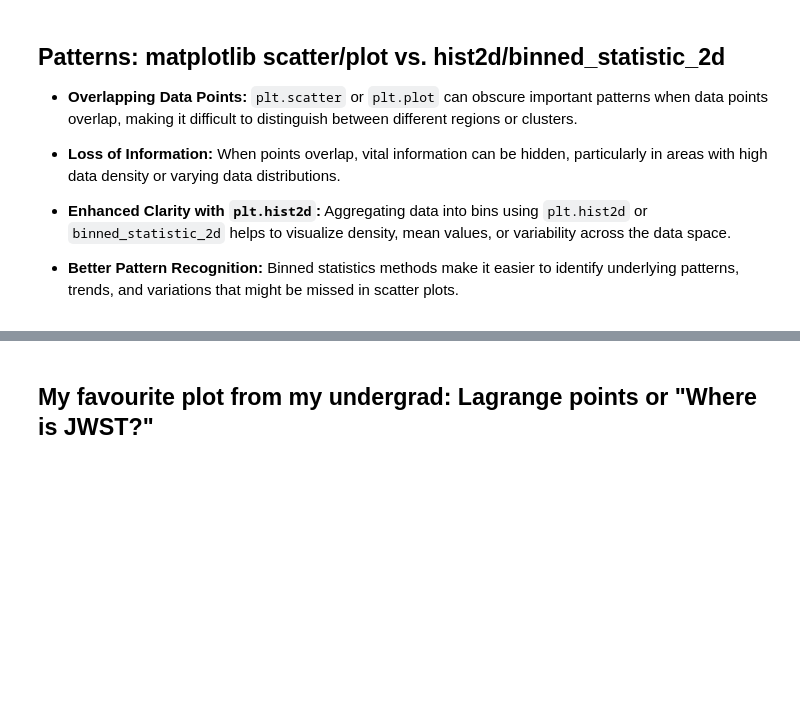
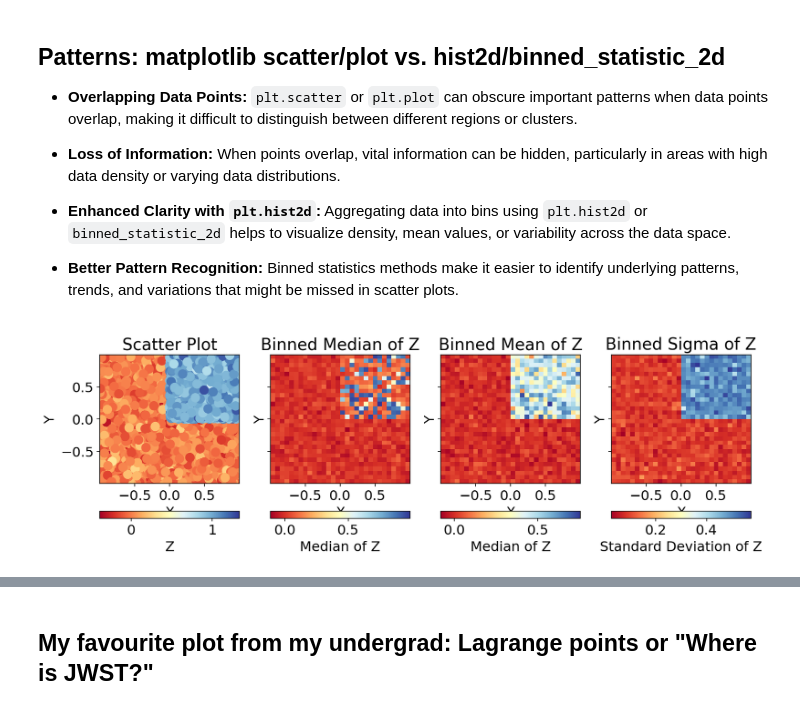
Before and after one commit to svenbuder/astr4004_2024_week7, a Jupyter notebook: anu_astr4004_2024_week7c_plot_clinic.ipynb, the cells around one changed output, grey strips where cells are left out. Cells and saved outputs as stored; diff of their text form; code cells hidden in the pictures; blank space fills up the shorter version.

```diff
--- a/anu_astr4004_2024_week7c_plot_clinic.ipynb
+++ b/anu_astr4004_2024_week7c_plot_clinic.ipynb
@@ -240,34 +244,36 @@ bin_stat_mean, xedges, yedges, binnumber = binned_statistic_2d(x, y, z, statisti
 im = axs[1].imshow(bin_stat_mean.T, origin='lower', aspect='auto',
                    extent=[xedges[0], xedges[-1], yedges[0], yedges[-1]],
                    cmap='RdYlBu')
-axs[1].set_title("Binned Mean of Z")
+axs[1].set_title("Binned Median of Z")
 axs[1].set_xlabel("X")
 axs[1].set_ylabel("Y")
 plt.colorbar(im, ax=axs[1], label="Median of Z", orientation='horizontal')
 
 # Third panel: 2D histogram (binned stats) colored by mean
 bin_stat_mean, xedges, yedges, binnumber = binned_statistic_2d(x, y, z, statistic='mean', bins=30)
 im = axs[2].imshow(bin_stat_mean.T, origin='lower', aspect='auto',
                    extent=[xedges[0], xedges[-1], yedges[0], yedges[-1]],
                    cmap='RdYlBu')
 axs[2].set_title("Binned Mean of Z")
 axs[2].set_xlabel("X")
 axs[2].set_ylabel("Y")
 plt.colorbar(im, ax=axs[2], label="Median of Z", orientation='horizontal')
 
 # Fourth panel: 2D histogram (binned stats) colored by standard deviation
 bin_stat_std, xedges, yedges, binnumber = binned_statistic_2d(x, y, z, statistic='std', bins=30)
 im2 = axs[3].imshow(bin_stat_std.T, origin='lower', aspect='auto',
                     extent=[xedges[0], xedges[-1], yedges[0], yedges[-1]],
                     cmap='RdYlBu')
 axs[3].set_title("Binned Sigma of Z")
 axs[3].set_xlabel("X")
 axs[3].set_ylabel("Y")
 plt.colorbar(im2, ax=axs[3], label="Standard Deviation of Z", orientation='horizontal')
 
 # Show plot
 plt.tight_layout()
 plt.show()
+# %% [output]
+[figure, added]
 # %%
 # Redshift and age
 
```
Also changed, not shown: parts of 9 cells of this notebook, 3 other files.
